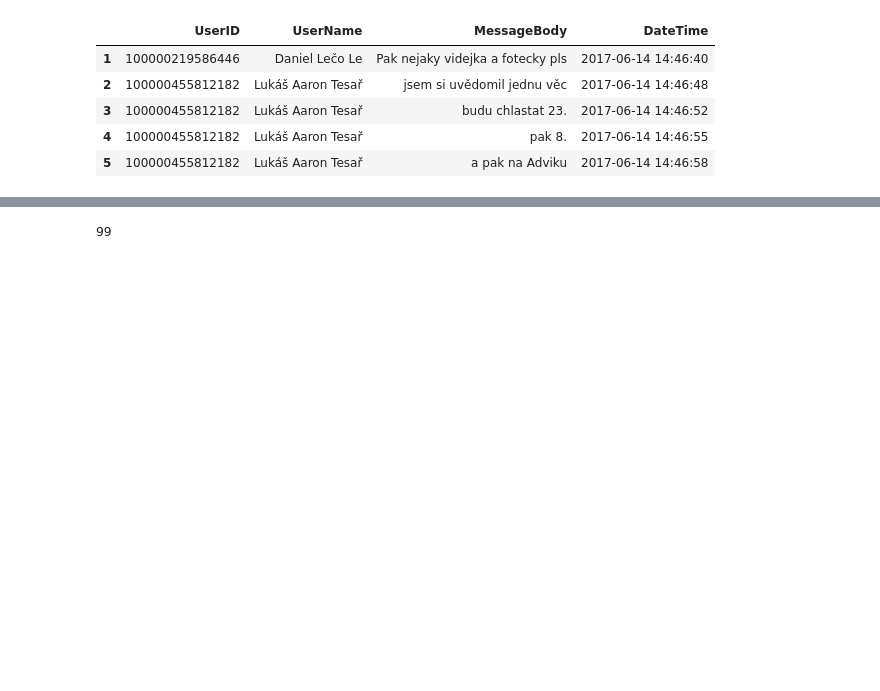
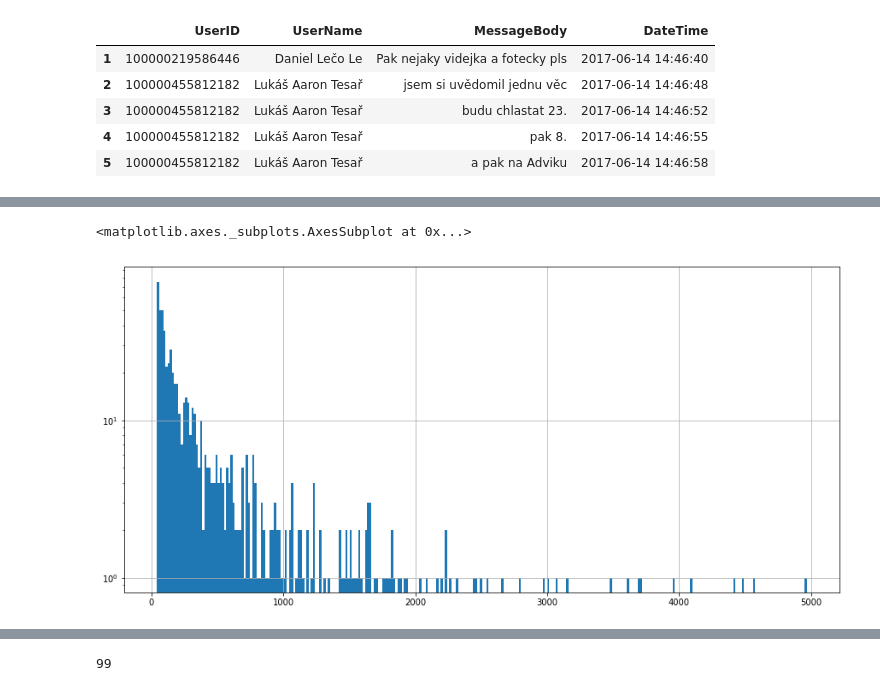
Before and after one commit to racinmat/fb-messages-downloading, a Jupyter notebook: chat_analysis.ipynb, the cells around one changed output, grey strips where cells are left out. Drawn from its saved outputs; the diff is of its cells as text; code cells hidden in the pictures; blank space fills up the shorter version.

```diff
--- a/chat_analysis.ipynb
+++ b/chat_analysis.ipynb
@@ -371,0 +384,3 @@ temp_var
+# %%
+connections = pd.concat((connections_one, connections_two), sort=True)
+connections
@@ -371,0 +406,3 @@ temp_var
+# %%
+conn_weights = connections.groupby(['responder', 'receiver'])['weight'].count()
+conn_weights
@@ -371,0 +427,4 @@ temp_var
+# %%
+# with < I am excluding references to itself
+one_half_indices = conn_weights.index.get_level_values(0) < conn_weights.index.get_level_values(1)
+one_half_indices.size
@@ -371,0 +433,3 @@ temp_var
+# %%
+edge_weights = conn_weights[one_half_indices]
+edge_weights
@@ -371,0 +454,5 @@ temp_var
+# %%
+edge_weights.hist(bins=300, log=True, figsize=(15, 7))
+# %% [output]
+<matplotlib.axes._subplots.AxesSubplot at 0x...>
+[figure, added]
```
Also changed, not shown: parts of 24 cells of this notebook, 5 other files.
